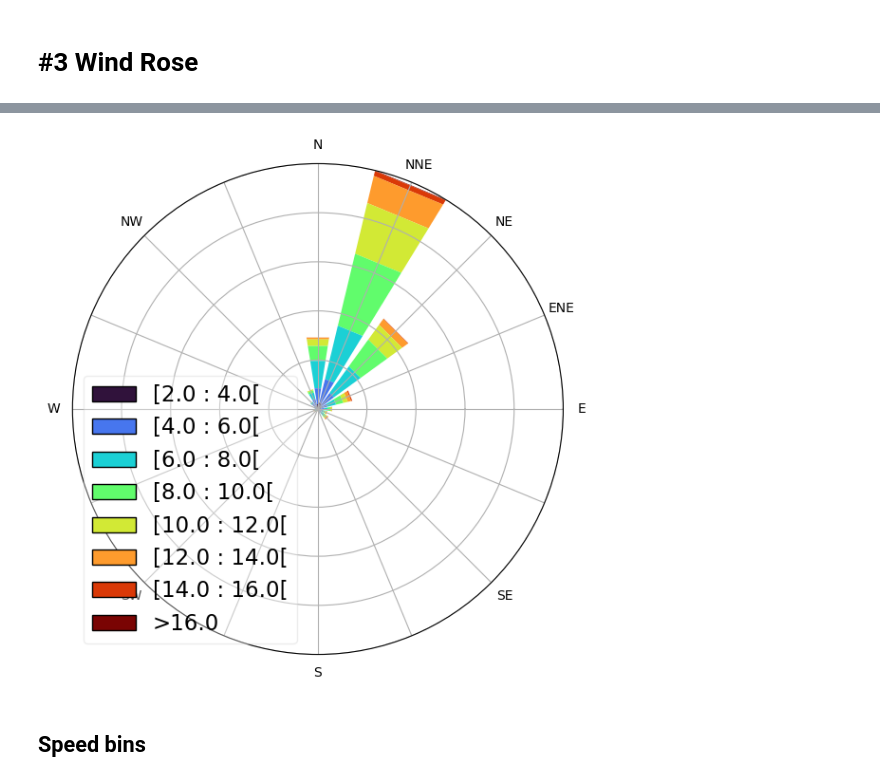
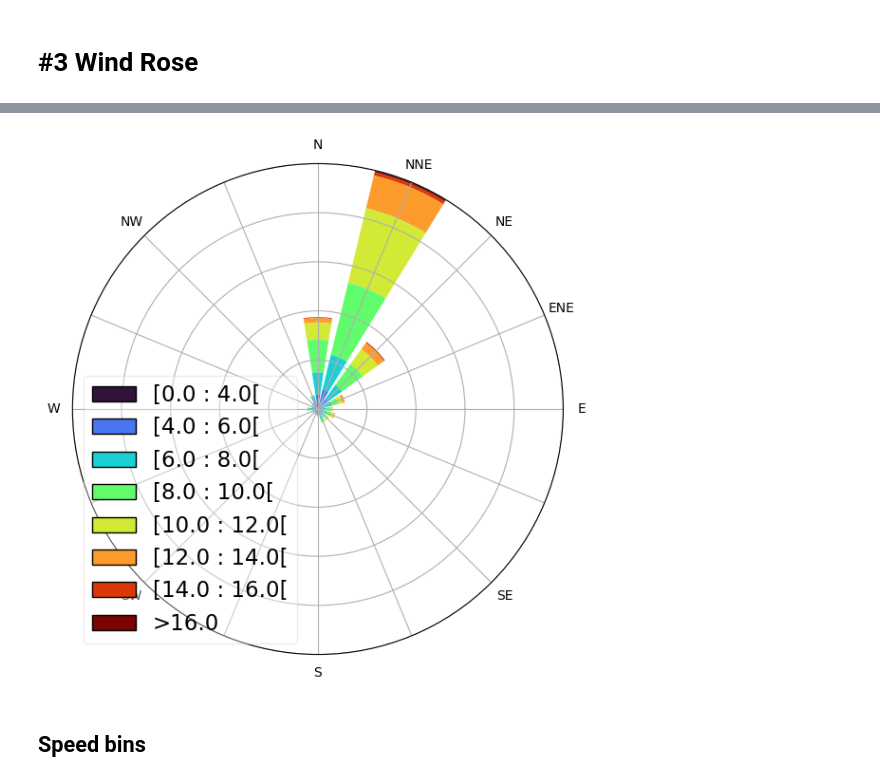
Before and after one commit to capem/TB-Performance, a Jupyter notebook: performance_cumul_v2.ipynb, the cells around one changed output, grey strips where cells are left out. Saved outputs shown, nothing was run; the diff lists cells and outputs as text; code cells hidden in the pictures.

```diff
--- a/performance_cumul_v2.ipynb
+++ b/performance_cumul_v2.ipynb
@@ -1001,22 +1186,27 @@ px.line(
 # %% [markdown]
 # #3 Wind Rose
 # %%
-from math import radians, degrees
-from cmath import rect, phase
-
-from windrose import WindroseAxes
 import matplotlib.cm as cm
 import matplotlib.pyplot as plt
 import pandas as pd
-import seaborn as sns
 
 
 def mean_angle(deg):
-    mean = degrees(phase(sum(rect(1, radians(d)) for d in deg) / len(deg)))
-    if mean > 0:
-        return mean
-    else:
-        return mean + 360
+    # Converting degrees to radians for computation
+    radians = np.radians(deg)
+
+    # Calculating the sum of the unit vectors for each angle
+    sum_sin = np.nansum(np.sin(radians))
+    sum_cos = np.nansum(np.cos(radians))
+
+    # Calculating the mean angle
+    mean_rad = np.arctan2(sum_sin, sum_cos)
+    mean_deg = np.degrees(mean_rad)
+
+    # Normalizing the result to be between 0 and 360
+    mean_deg = mean_deg % 360
+
+    return mean_deg
 
 
 def degToCompass(num):
@@ -1062,7 +1252,9 @@ def read_met(period):
 
         met = zip2mdb2df("MET", sql_met, period)
 
-        met.rename(columns={"met_Temperature_mean": "met_TemperatureTen_mean"}, inplace=True)
+        met.rename(
+            columns={"met_Temperature_mean": "met_TemperatureTen_mean"}, inplace=True
+        )
 
         return met
 
@@ -1082,9 +1274,8 @@ def read_met(period):
 met = pd.DataFrame()
 
 for month in range(0, 12):
-
     period_cumul = (period_dt - relativedelta(months=month)).strftime("%Y-%m")
-    met = met.append(read_met(period_cumul))
+    met = pd.concat([met, read_met(period_cumul)], ignore_index=True)
 
 met.dropna(inplace=True)
 
@@ -1257,36 +1423,36 @@ ax1.set_thetagrids(
 
 ax1.bar(
     met_df.met_WinddirectionRot_mean,
     met_df.met_WindSpeedRot_mean,
     normed=True,
     opening=0.8,
     edgecolor="None",
-    bins=np.arange(2, 18, 2),
+    bins=[0, 4, 6, 8, 10, 12, 14, 16],
     cmap=cm.turbo,
 )
 
 # ax1.legend(title="Wind Speed")
 ax1.legend(prop={"size": 16.5}, framealpha=0.35)
 ax1.set_yticklabels([])
 
 
 # ax2 = fig.add_subplot(121)
 # font_size = 12
 # bbox = [0.1, 0.2, 0.8, 0.6]
 # ax2.axis("off")
 # #
 # mpl_table = ax2.table(cellText=met.values, bbox=bbox, colLabels=met.columns)
 # mpl_table.auto_set_font_size(True)
 # mpl_table.set_fontsize(font_size)
 
 
 fig.tight_layout()
-fig.savefig(f"./input/{period}/{period}-A-rose.svg", transparent=True)
+fig.savefig(f"./input/{period[:4]}-A/{period}-rose-A.svg", transparent=True)
 
 
 plt.show()
 # %% [output]
-[figure, old version]
+[figure, new version]
 # %% [markdown]
 ## Speed bins
 # %%
```
Also changed, not shown: parts of 53 cells of this notebook, 4 other files.
